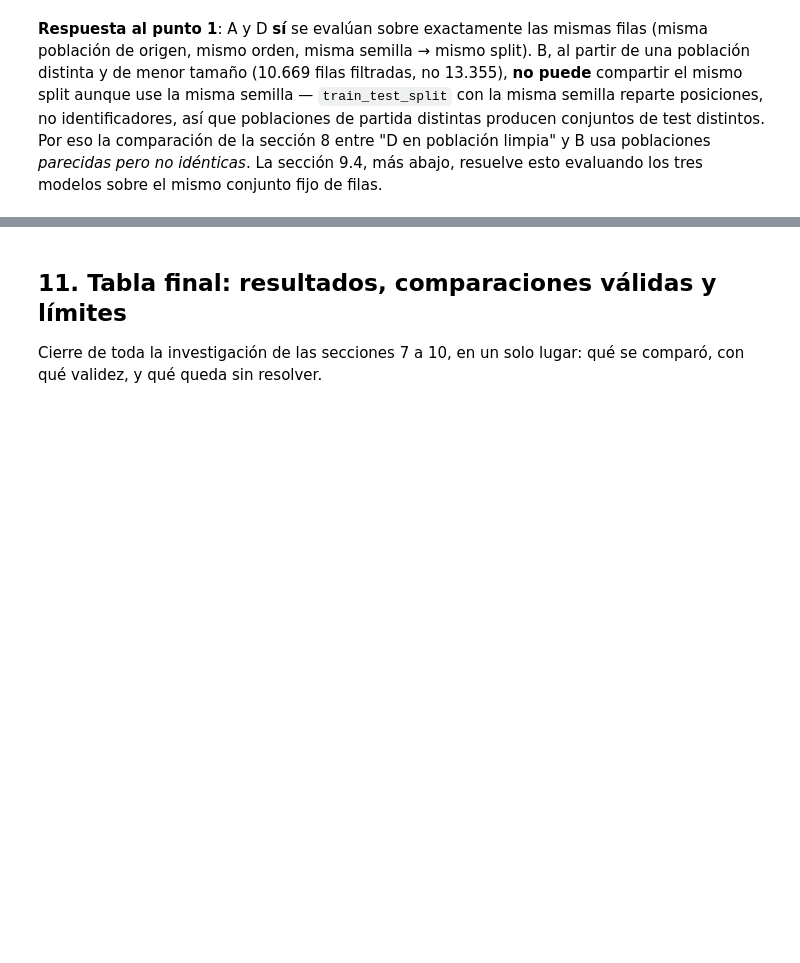
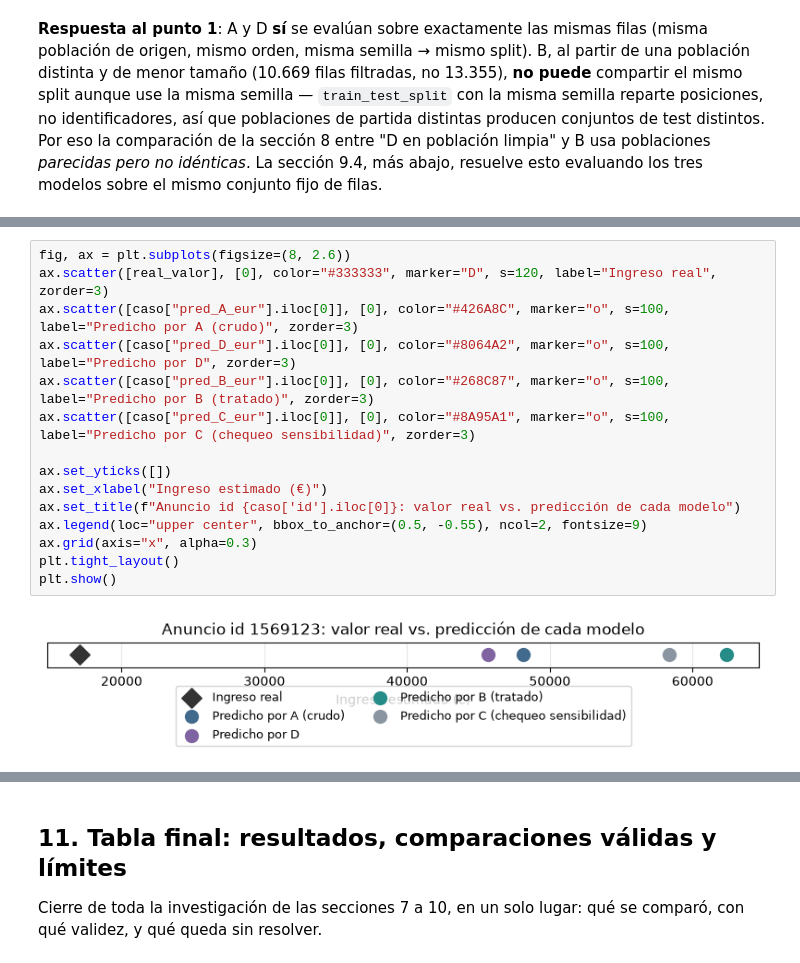
Before and after one commit to Leima20/DataTrust-Airbnb-Barcelona, a Jupyter notebook: notebooks/06_modelo_ml.ipynb, the cells around one changed output, grey strips where cells are left out. Drawn from its saved outputs; the diff is of its cells as text; blank space fills up the shorter version.

```diff
--- a/notebooks/06_modelo_ml.ipynb
+++ b/notebooks/06_modelo_ml.ipynb
@@ -701,0 +841,17 @@ así, el error y la corrección, en vez de solo el resultado final.
+# %%
+fig, ax = plt.subplots(figsize=(8, 2.6))
+ax.scatter([real_valor], [0], color="#333333", marker="D", s=120, label="Ingreso real", zorder=3)
+ax.scatter([caso["pred_A_eur"].iloc[0]], [0], color="#426A8C", marker="o", s=100, label="Predicho por A (crudo)", zorder=3)
+ax.scatter([caso["pred_D_eur"].iloc[0]], [0], color="#8064A2", marker="o", s=100, label="Predicho por D", zorder=3)
+ax.scatter([caso["pred_B_eur"].iloc[0]], [0], color="#268C87", marker="o", s=100, label="Predicho por B (tratado)", zorder=3)
+ax.scatter([caso["pred_C_eur"].iloc[0]], [0], color="#8A95A1", marker="o", s=100, label="Predicho por C (chequeo sensibilidad)", zorder=3)
+
+ax.set_yticks([])
+ax.set_xlabel("Ingreso estimado (€)")
+ax.set_title(f"Anuncio id {caso['id'].iloc[0]}: valor real vs. predicción de cada modelo")
+ax.legend(loc="upper center", bbox_to_anchor=(0.5, -0.55), ncol=2, fontsize=9)
+ax.grid(axis="x", alpha=0.3)
+plt.tight_layout()
+plt.show()
+# %% [output]
+[figure, added]
```
Also changed, not shown: parts of 60 cells of this notebook.
